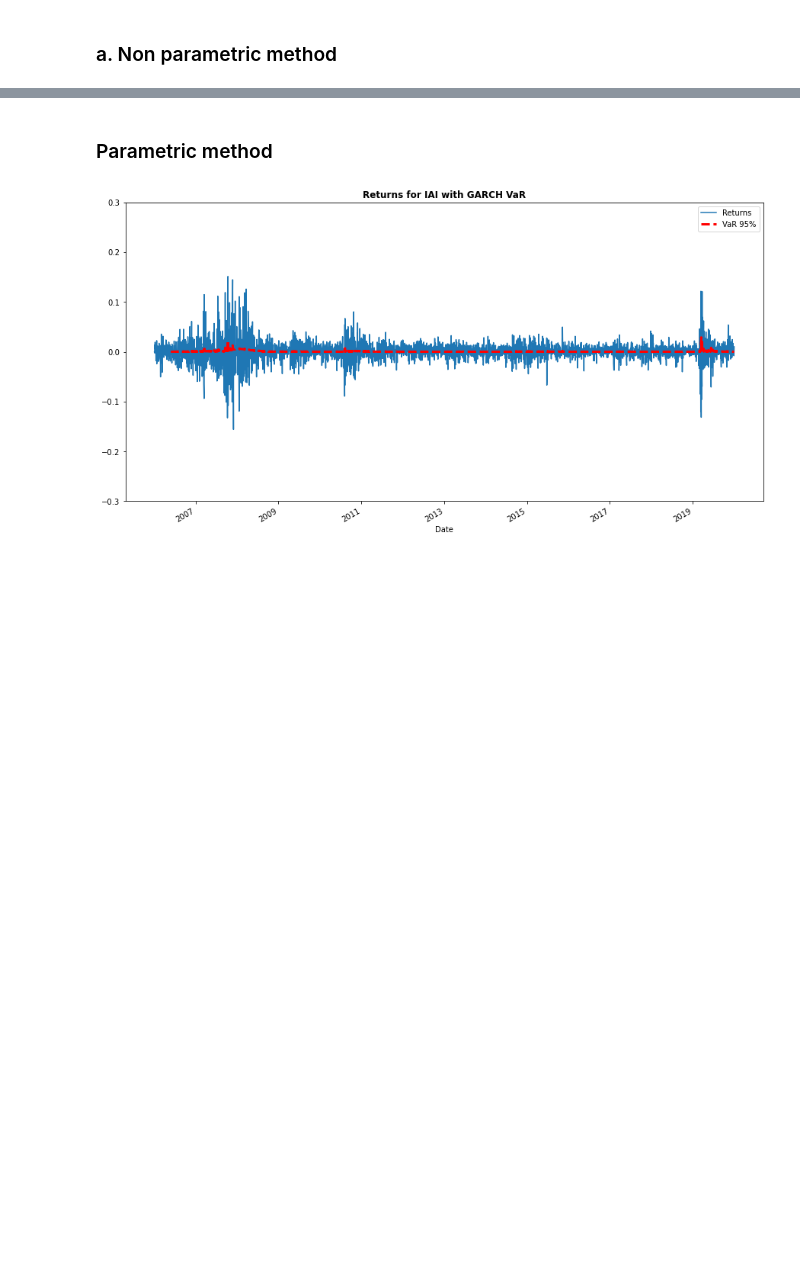
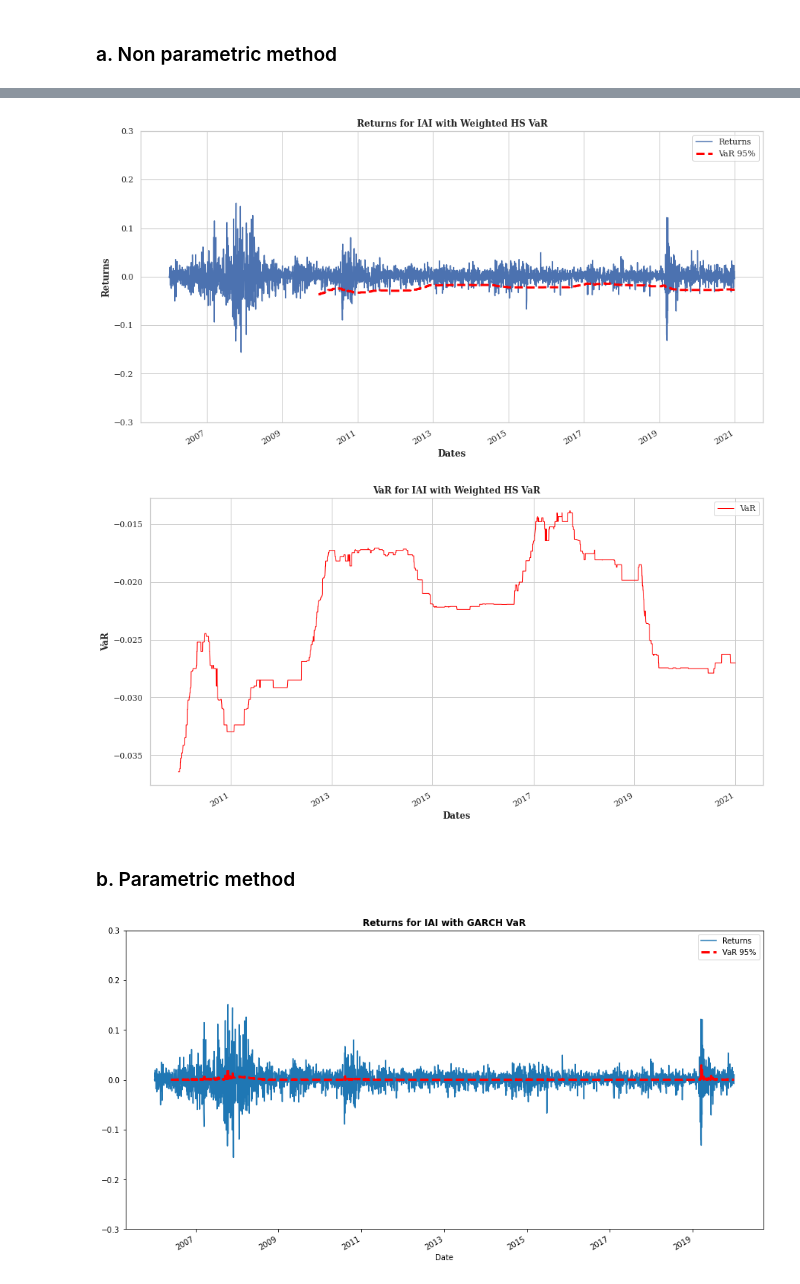
Before and after one commit to Simzer994/Project-Econometrics, a Jupyter notebook: BrokerDealer-Series.ipynb, the cells around one changed output, grey strips where cells are left out. Drawn from its saved outputs; the diff is of its cells as text; code cells hidden in the pictures; blank space fills up the shorter version.

```diff
--- a/BrokerDealer-Series.ipynb
+++ b/BrokerDealer-Series.ipynb
@@ -75,5 +71,10 @@ Name: Close, Length: 3776, dtype: float64
+# %%
+VaR_NonParam = sf.weighted_hs_var(returns=returns,confidence_level=95,window=500,ticker=ticker)
+# %% [output]
+[figure, added]
+[figure, added]
 # %% [markdown]
-### Parametric method
+### b. Parametric method
 # %%
 p,q = sf.optimize_garch(returns=returns, bounds=[9,9])
 VaR_Param = sf.garch_var(returns=returns, confidence_level=95, p=p, q=q, ticker=ticker)
```
Also changed, not shown: parts of 4 cells of this notebook, 1 other file.
